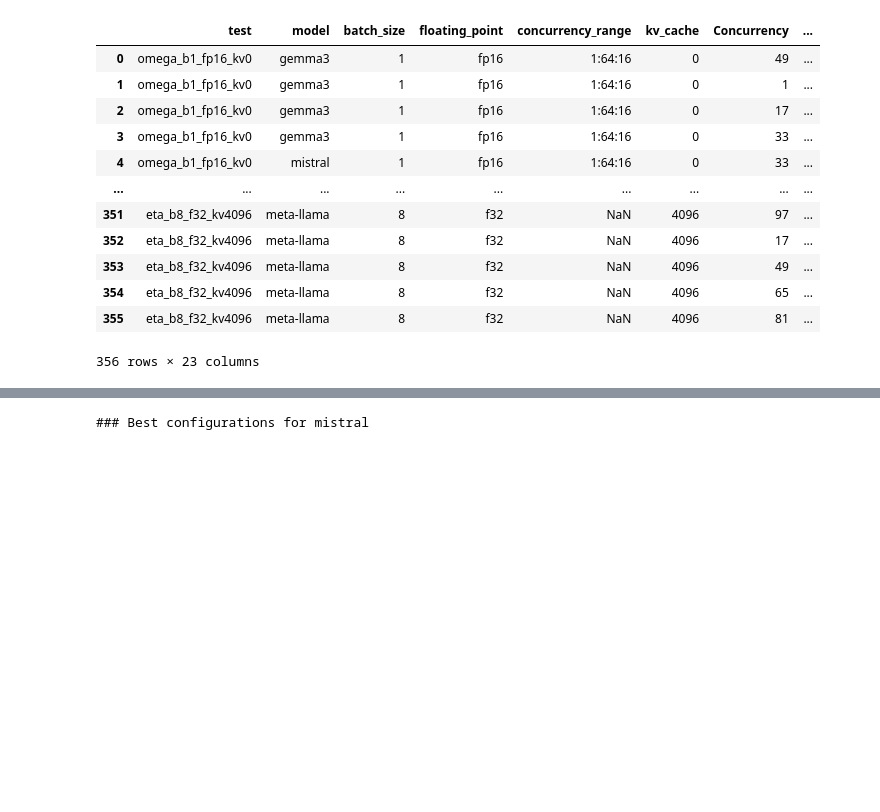
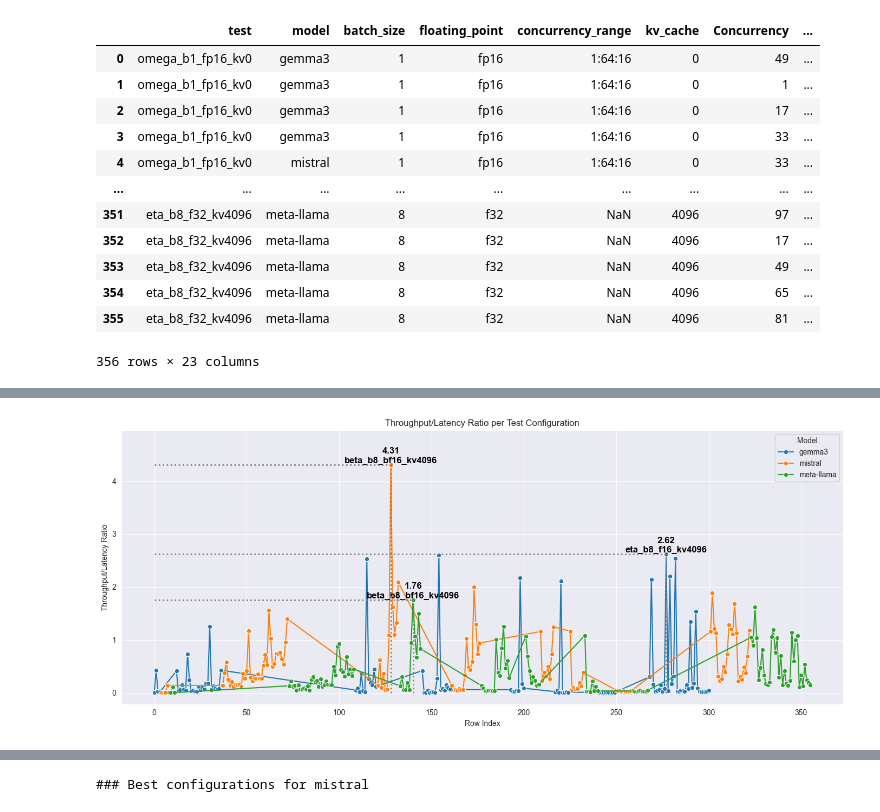
Before and after one commit to vanjaluk8/eksperiment_LLM, a Jupyter notebook: metrike/2707/analiza_test_neoptimizirano2.ipynb, the cells around one changed output, grey strips where cells are left out. Saved outputs shown, nothing was run; the diff lists cells and outputs as text; code cells hidden in the pictures; blank space fills up the shorter version.

```diff
--- a/metrike/2707/analiza_test_neoptimizirano2.ipynb
+++ b/metrike/2707/analiza_test_neoptimizirano2.ipynb
@@ -415,11 +419,56 @@ df_filtered['p99 latency'] = round(df_filtered['p99 latency'] / 1000000, 3)
 # Add a combined metric
 df_filtered['throughput_latency_ratio'] = df_filtered['Inferences/Second'] / df_filtered['p99 latency']
 # For each test and model, get the row with the highest ratio
-best_rows = df_filtered.loc[df_filtered.groupby(['model'])['throughput_latency_ratio'].idxmax()]
+df_plot = df_filtered.reset_index()
+max_points = df_plot.loc[df_plot.groupby('model')['throughput_latency_ratio'].idxmax()]
 
-# order by highest throughput_latency_ratio
-best_rows = best_rows.sort_values(by='throughput_latency_ratio', ascending=False)
-# Display the best rows
-best_rows.reset_index(drop=True, inplace=True)
-best_rows.head(10)
+plt.figure(figsize=(14, 6))
+max_y = df_plot['throughput_latency_ratio'].max()
+sns.lineplot(
+    data=df_plot,
+    x='index',
+    y='throughput_latency_ratio',
+    hue='model',
+    marker='o'
+)
+
+for _, row in max_points.iterrows():
+    plt.text(
+        row['index'],
+        row['throughput_latency_ratio'],
+        f"{row['throughput_latency_ratio']:.2f}\n{row['test']}",
+        color='black',
+        fontsize=12,
+        fontweight='bold',
+        ha='center',
+        va='bottom'
+    )
+    # Vertical line
+    plt.vlines(
+        x=row['index'],
+        ymin=0,
+        ymax=row['throughput_latency_ratio'],
+        color='gray',
+        linestyle='dotted',
+        linewidth=2,
+        zorder=5
+    )
+    # Horizontal line
+    plt.hlines(
+        y=row['throughput_latency_ratio'],
+        xmin=0,
+        xmax=row['index'],
+        color='gray',
+        linestyle='dotted',
+        linewidth=2,
+        zorder=5
+    )
+
+plt.ylim(top=max_y * 1.15)
+plt.title('Throughput/Latency Ratio per Test Configuration')
+plt.xlabel('Row Index')
+plt.ylabel('Throughput/Latency Ratio')
+plt.legend(title='Model')
+plt.tight_layout()
+plt.show()
 # %% [output]
@@ -429,0 +475 @@ best_rows.head(10)
+[figure, added]
```
Also changed, not shown: parts of 11 cells of this notebook.
